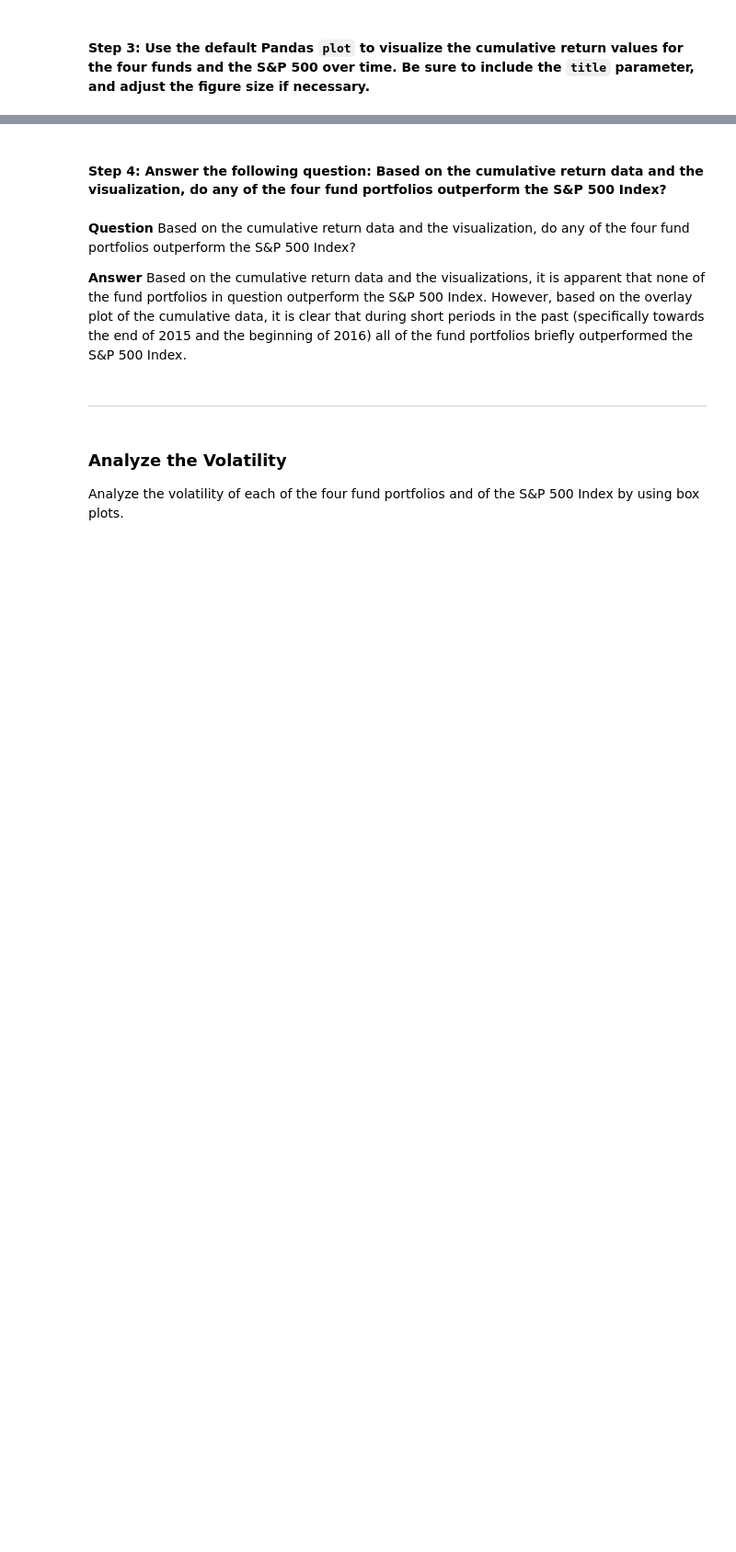
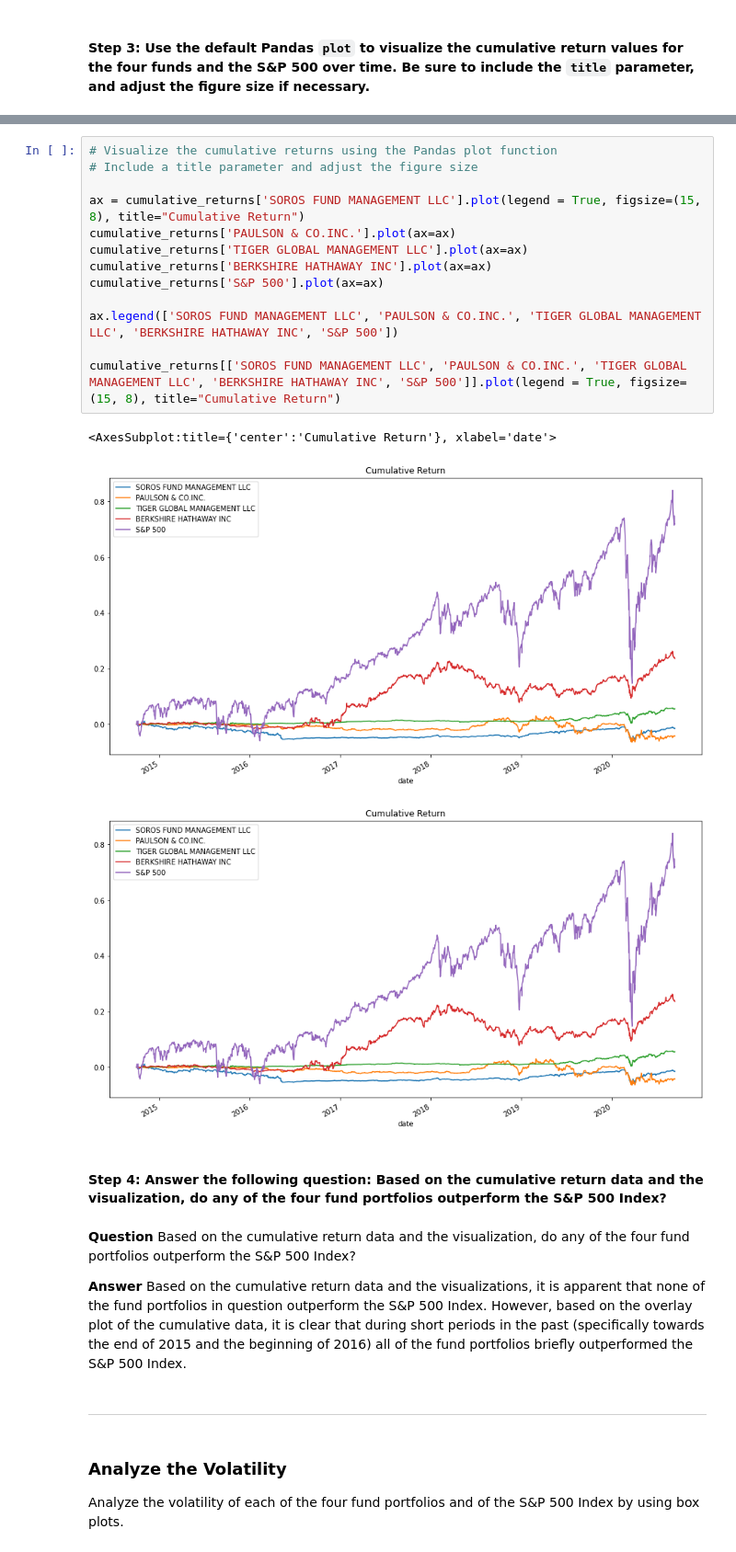
Before and after one commit to caltham/Challenge_4, a Jupyter notebook: risk_return_analysis.ipynb, the cells around one changed output, grey strips where cells are left out. Shown: that part at 92% size. Cells and saved outputs as stored; diff of their text form; blank space fills up the shorter version.

```diff
--- a/risk_return_analysis.ipynb
+++ b/risk_return_analysis.ipynb
@@ -239,3 +223,20 @@ display(sp5_cum.plot(figsize=(15, 8), title="Cumulative Return", color="black"))
+# %%
+# Visualize the cumulative returns using the Pandas plot function
+# Include a title parameter and adjust the figure size
+
+ax = cumulative_returns['SOROS FUND MANAGEMENT LLC'].plot(legend = True, figsize=(15, 8), title="Cumulative Return")
+cumulative_returns['PAULSON & CO.INC.'].plot(ax=ax)
+cumulative_returns['TIGER GLOBAL MANAGEMENT LLC'].plot(ax=ax)
+cumulative_returns['BERKSHIRE HATHAWAY INC'].plot(ax=ax)
+cumulative_returns['S&P 500'].plot(ax=ax)
+
+ax.legend(['SOROS FUND MANAGEMENT LLC', 'PAULSON & CO.INC.', 'TIGER GLOBAL MANAGEMENT LLC', 'BERKSHIRE HATHAWAY INC', 'S&P 500'])
+
+cumulative_returns[['SOROS FUND MANAGEMENT LLC', 'PAULSON & CO.INC.', 'TIGER GLOBAL MANAGEMENT LLC', 'BERKSHIRE HATHAWAY INC', 'S&P 500']].plot(legend = True, figsize=(15, 8), title="Cumulative Return")
+# %% [output]
+<AxesSubplot:title={'center':'Cumulative Return'}, xlabel='date'>
+[figure, added]
+[figure, added]
 # %% [markdown]
 #### Step 4: Answer the following question: Based on the cumulative return data and the visualization, do any of the four fund portfolios outperform the S&P 500 Index?
 # %% [markdown]
```
Also changed, not shown: parts of 5 cells of this notebook.
